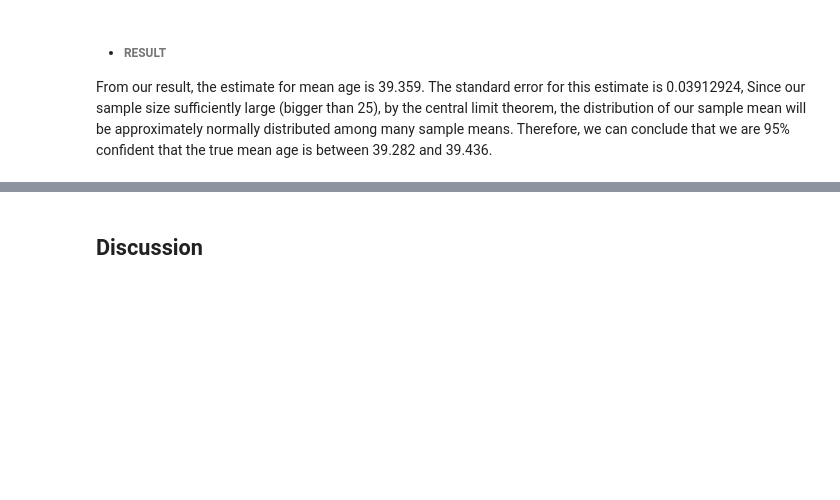
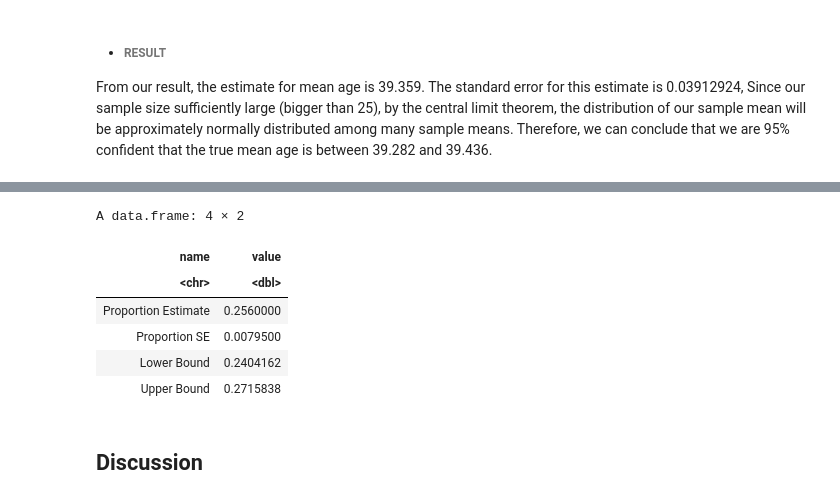
Before and after one commit to MarsZan/STAT-344-Project, a Jupyter notebook: STAT 344 Project.ipynb, the cells around one changed output, grey strips where cells are left out. Saved outputs shown, nothing was run; the diff lists cells and outputs as text; code cells hidden in the pictures; blank space fills up the shorter version.

```diff
--- a/STAT 344 Project.ipynb
+++ b/STAT 344 Project.ipynb
@@ -331,3 +428,14 @@ From our result, the estimate for mean age is 39.359. The standard error for thi
+# %%
+data.frame(name = c("Proportion Estimate", "Proportion SE", "Lower Bound", "Upper Bound"),
+           value = c(prop_est,round(pooled_se,5),prop_est - 1.96*pooled_se,prop_est + 1.96*pooled_se))
+# %% [output]
+A data.frame: 4 × 2
+| name | value |
+| <chr> | <dbl> |
+| Proportion Estimate | 0.2560000 |
+| Proportion SE | 0.0079500 |
+| Lower Bound | 0.2404162 |
+| Upper Bound | 0.2715838 |
 # %% [markdown]
 ## Discussion
 # %% [markdown]
```
Also changed, not shown: parts of 15 cells of this notebook.
